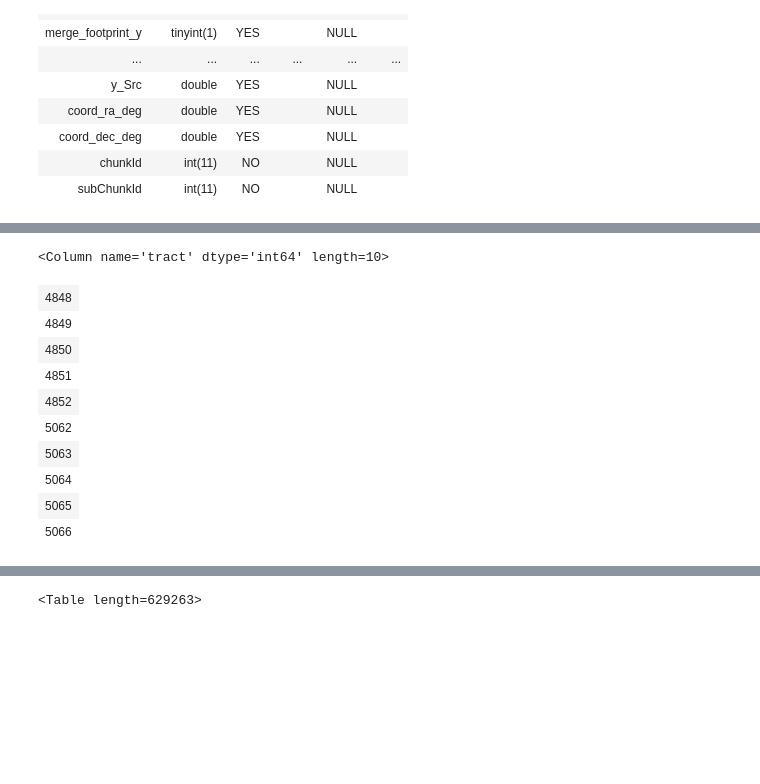
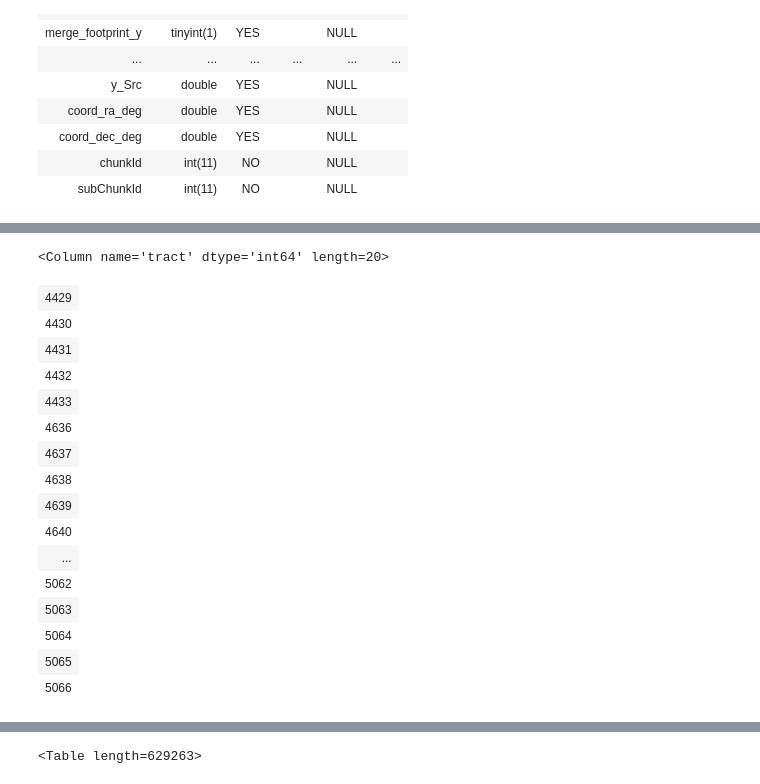
Before and after one commit to boutigny/desc_demo, a Jupyter notebook: qserv_run1.2i.ipynb, the cells around one changed output, grey strips where cells are left out. Saved outputs shown, nothing was run; the diff lists cells and outputs as text; code cells hidden in the pictures; blank space fills up the shorter version.

```diff
--- a/qserv_run1.2i.ipynb
+++ b/qserv_run1.2i.ipynb
@@ -99,15 +83,20 @@ _ = ax0.scatter(tab_ref["coord_ra_deg"][cut], tab_ref["coord_dec_deg"][cut], s=0
 # %%
 import numpy as np
 
-len(np.unique(tab_ref["patch"]))
 np.unique(tab_ref["tract"])
 # %% [output]
-<Column name='tract' dtype='int64' length=10>
+<Column name='tract' dtype='int64' length=20>
-| 4848 |
-| 4849 |
-| 4850 |
-| 4851 |
-| 4852 |
+| 4429 |
+| 4430 |
+| 4431 |
+| 4432 |
+| 4433 |
+| 4636 |
+| 4637 |
+| 4638 |
+| 4639 |
+| 4640 |
+| ... |
 | 5062 |
 | 5063 |
 | 5064 |
```
Also changed, not shown: parts of 44 cells of this notebook.
